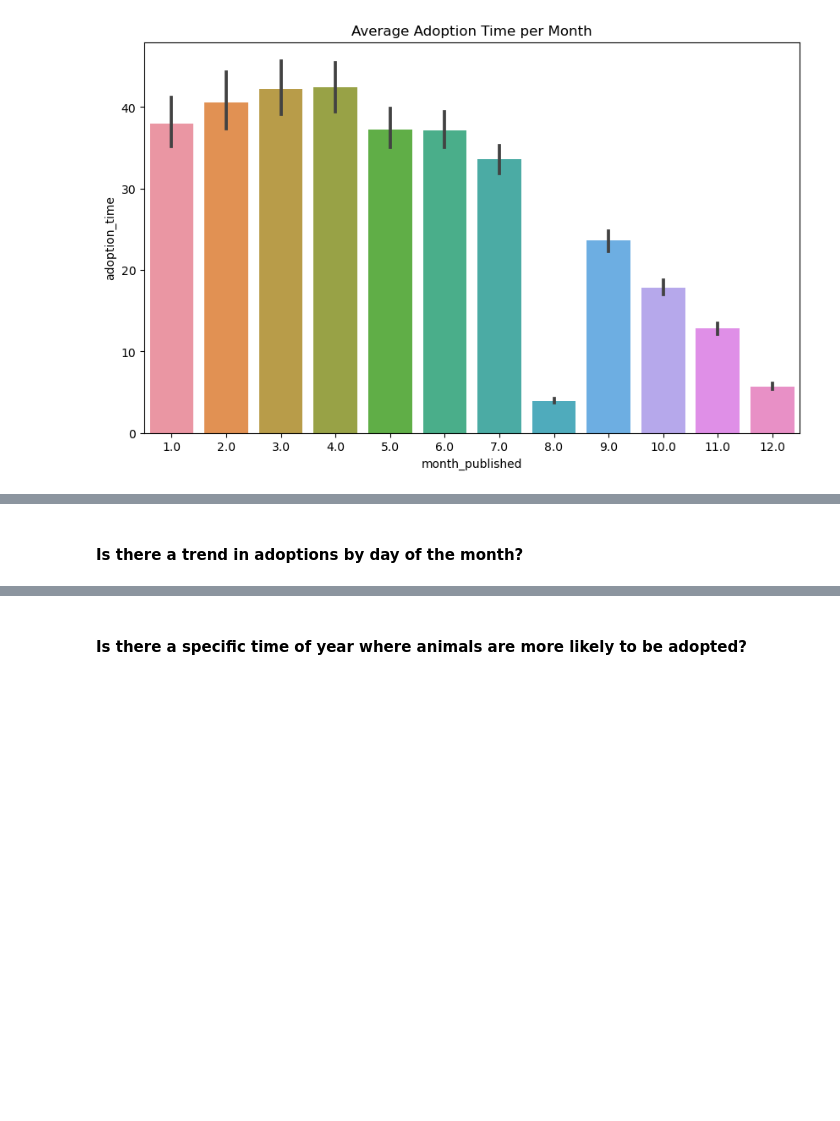
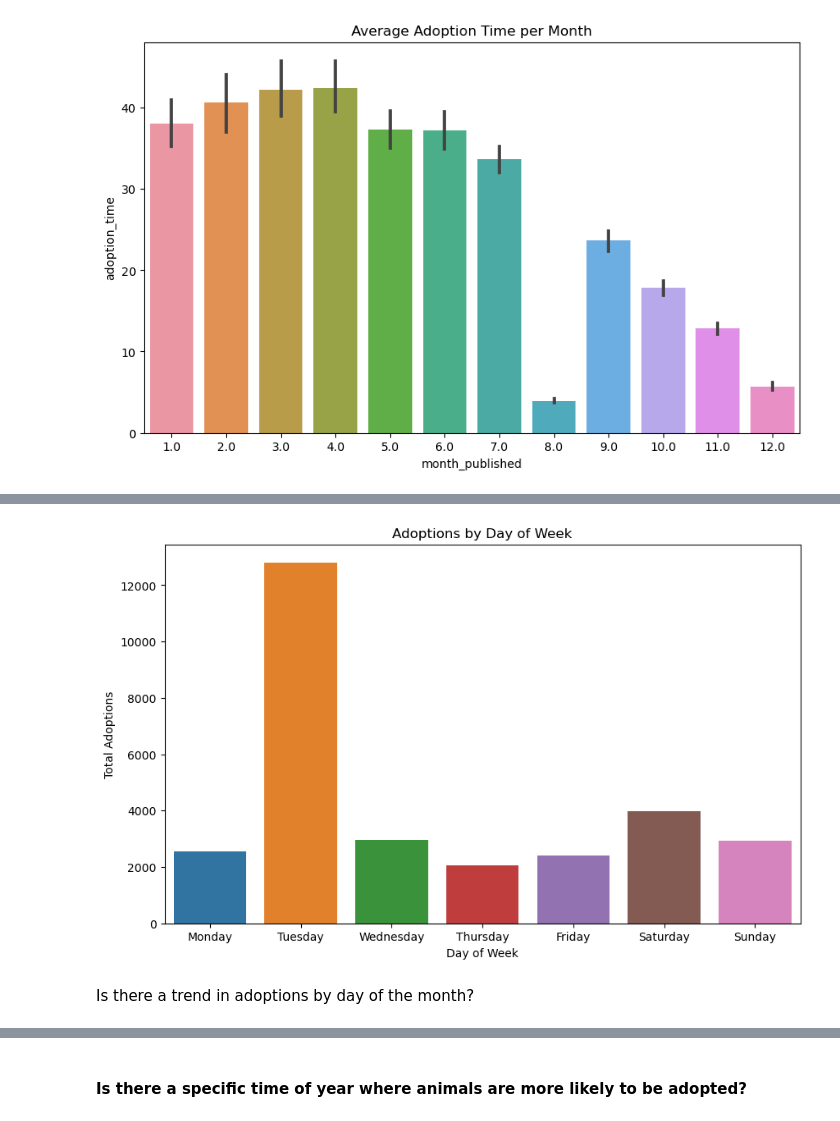
Before and after one commit to elisianguyen/2023-Tennessee-Adoption-Dynamics, a Jupyter notebook: notebooks/all_animal_adoptions_analysis_mvp.ipynb, the cells around one changed output, grey strips where cells are left out. Saved outputs shown, nothing was run; the diff lists cells and outputs as text; code cells hidden in the pictures; blank space fills up the shorter version.

```diff
--- a/notebooks/pet_adoption_analysis_mvp.ipynb
+++ b/notebooks/all_animal_adoptions_analysis_mvp.ipynb
@@ -488,2 +497,15 @@ plt.show()
+# %%
+order_list = ['Monday', 'Tuesday', 'Wednesday', 'Thursday', 'Friday', 'Saturday', 'Sunday']
+
+plt.figure(figsize=(10, 6))
+sns.countplot(data=adopted, x='status_change_dow', order=order_list)
+plt.title('Adoptions by Day of Week')
+plt.ylabel('Total Adoptions')
+plt.xlabel('Day of Week')
+plt.show()
+
+# Tuesday's seem to be the most popular day for adoptions
+# %% [output]
+[figure, added]
 # %% [markdown]
-#### Is there a trend in adoptions by day of the month?
+Is there a trend in adoptions by day of the month?
```
Also changed, not shown: parts of 56 cells of this notebook, 1 other file.
